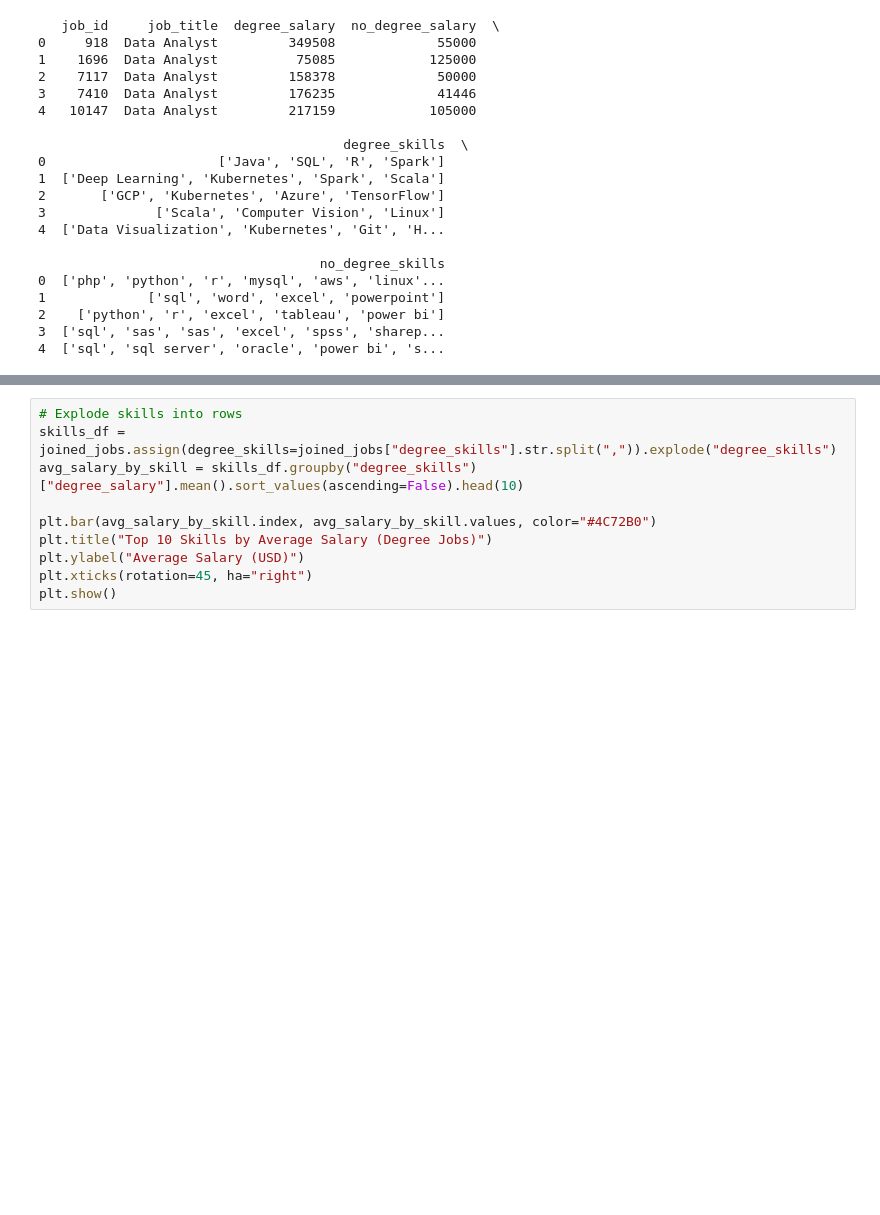
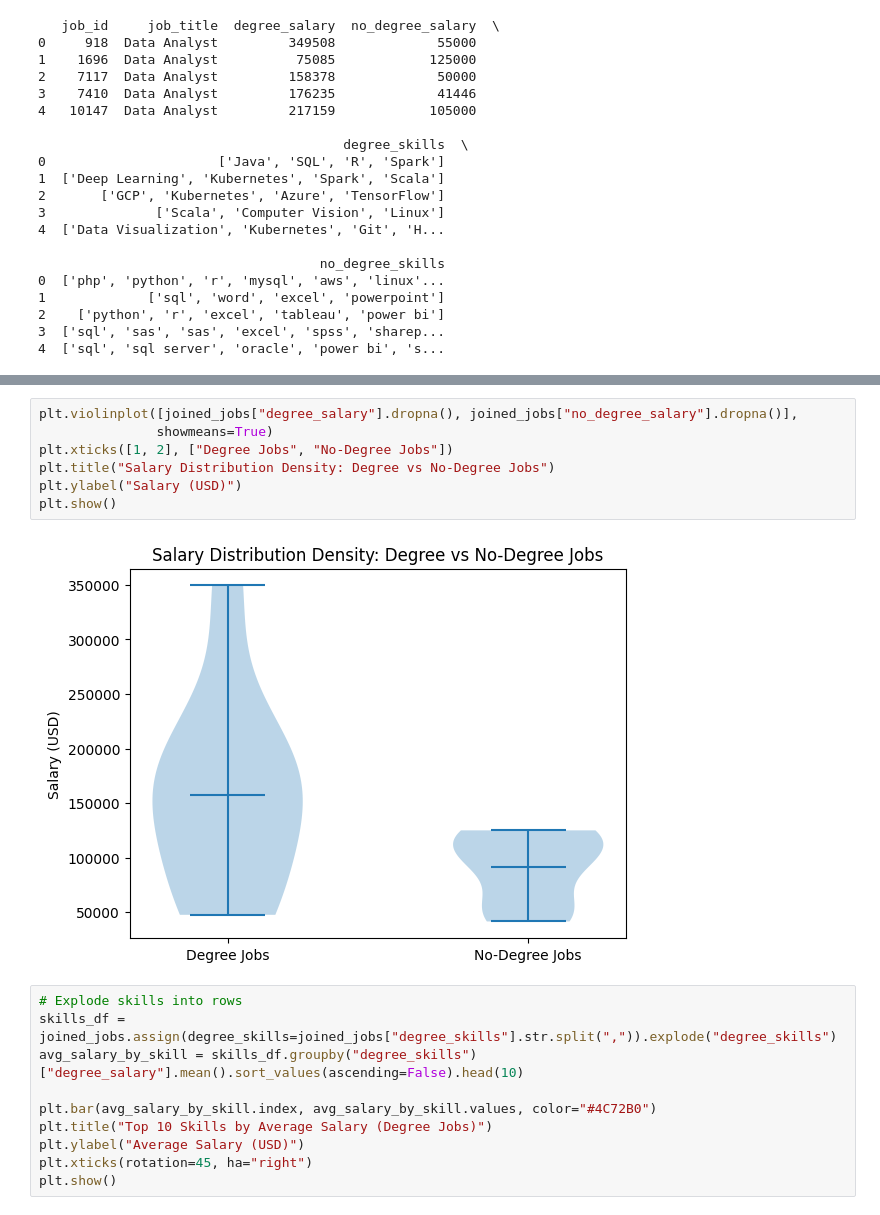
Before and after one commit to Wyparks04/Degree_Impact_On_Data_Analyst_Salaries, a Jupyter notebook: create_SQLite_database.ipynb, the cells around one changed output, grey strips where cells are left out. Drawn from its saved outputs; the diff is of its cells as text; blank space fills up the shorter version.

```diff
--- a/create_SQLite_database.ipynb
+++ b/create_SQLite_database.ipynb
@@ -345,3 +372,12 @@ plt.show()
+# %%
+plt.violinplot([joined_jobs["degree_salary"].dropna(), joined_jobs["no_degree_salary"].dropna()],
+               showmeans=True)
+plt.xticks([1, 2], ["Degree Jobs", "No-Degree Jobs"])
+plt.title("Salary Distribution Density: Degree vs No-Degree Jobs")
+plt.ylabel("Salary (USD)")
+plt.show()
+# %% [output]
+[figure, added]
 # %%
 # Explode skills into rows
 skills_df = joined_jobs.assign(degree_skills=joined_jobs["degree_skills"].str.split(",")).explode("degree_skills")
```
Also changed, not shown: parts of 4 cells of this notebook.
